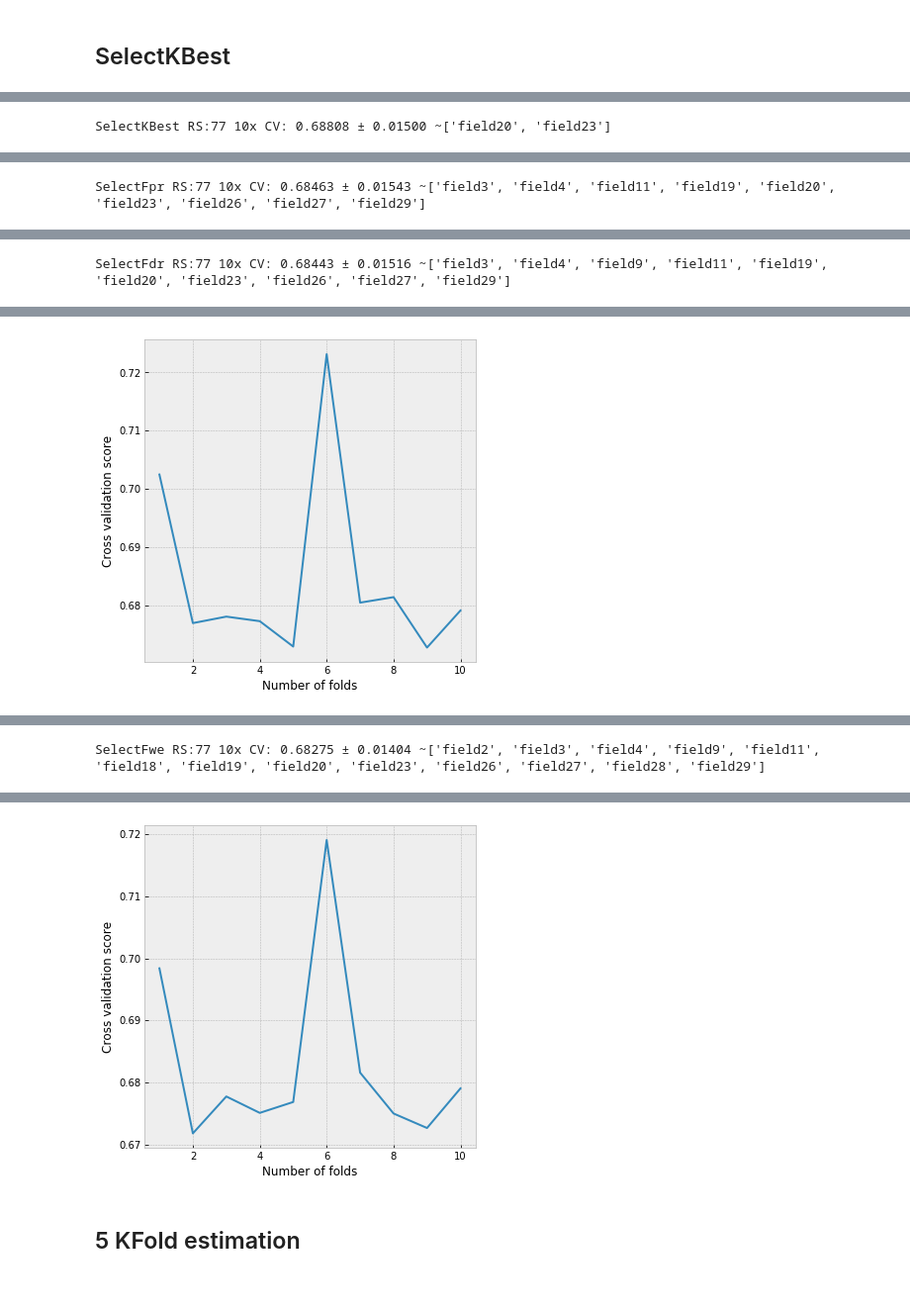
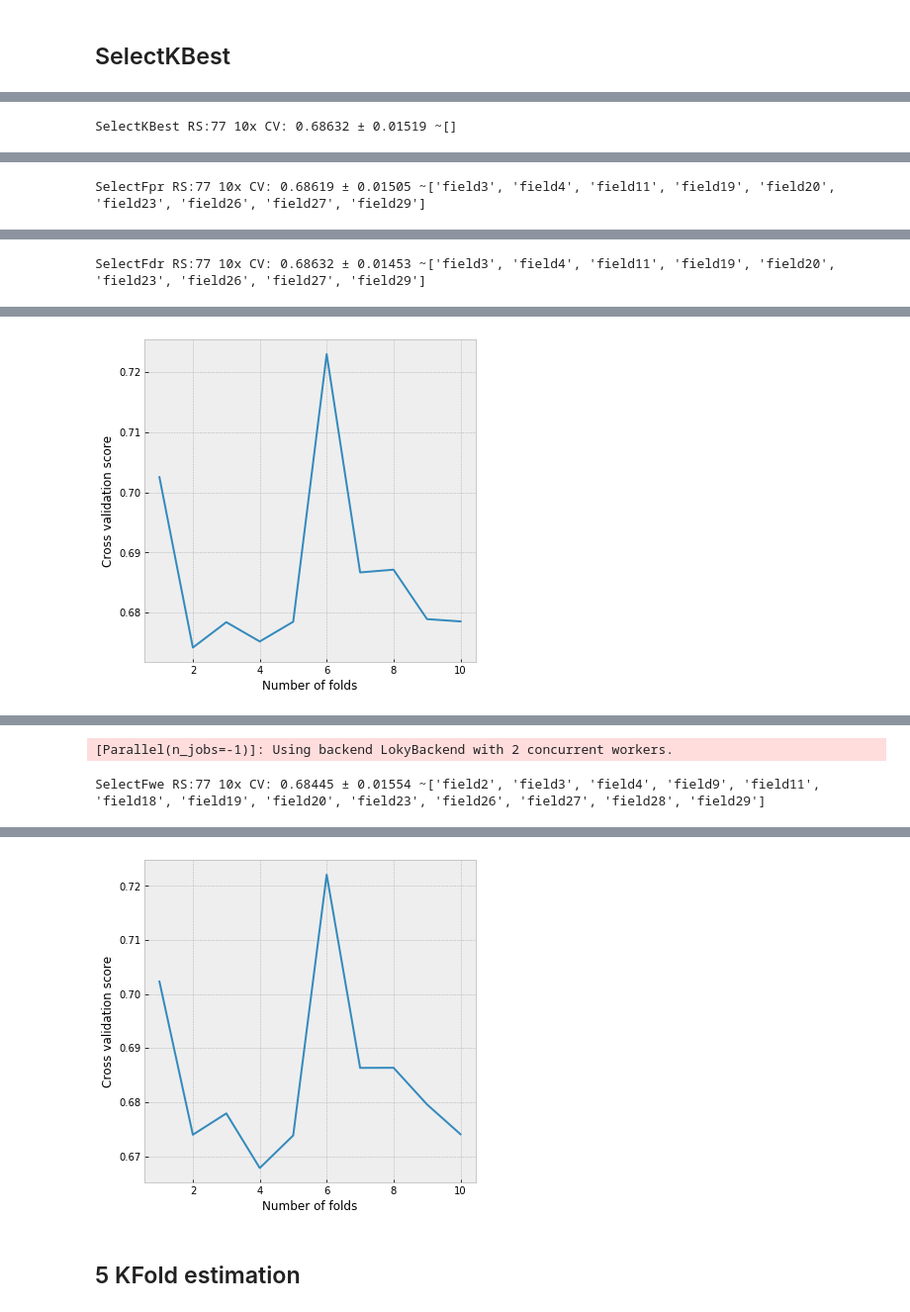
Before and after one commit to andygoosh/OneTwoTrip-Contest, a Jupyter notebook: workinprogress.ipynb, the cells around one changed output, grey strips where cells are left out. Shown at 99% size. Cells and saved outputs as stored; diff of their text form; code cells hidden in the pictures.

```diff
--- a/workinprogress.ipynb
+++ b/workinprogress.ipynb
@@ -269,7 +265,9 @@ def mark_outliers( X, outlier_ratio=0 ):
 def add_linear(X, cols=[], sets=2):
   for i in cols if len(cols) > 0 else X.columns:
     for j in X.columns:
-      if i != j: X[f'{i}*{j}'] = X[i]*X[j]
+      if i != j:
+        X[f'{i}*{j}'] = X[i]*X[j]
+        X[f'{i}+{j}'] = X[i]+X[j]
   return X
 # %%
 a = ['field0']
@@ -678,10 +676,12 @@ def prepare_data( data ):
   #cols = ['field5', 'field18', 'field20', 'field27', 'field29'] # lb 0.675374
   #cols = ['field20', 'field23']
   #cols = ['field5', 'field20'] # lb 0.674808
+  #cols = ['field5'] # lb 0.675084
+  #cols = ['field4', 'field5', 'field9', 'field10', 'field13', 'field15', 'field17', 'field22', 'field23', 'field24', 'field26'] # 0.673498
+
+  X = add_linear(X, ['field12', 'field16'])
   cols = []
 
-  #X = add_linear(X)
-
   return X.drop(cols, axis=1), y
 # %% [markdown]
 ## Recursive Feature Elimination
@@ -821,7 +823,7 @@ X, y = prepare_data( df_train )
 n_folds=10
 
 models = []
-models.append(SelectKBest(score_func=sklearn.feature_selection.f_classif, k=X.shape[1]-2).fit(X, y))
+models.append(SelectKBest(score_func=sklearn.feature_selection.f_classif, k=X.shape[1]).fit(X, y))
 models.append(SelectFpr(score_func=sklearn.feature_selection.f_classif).fit(X, y))
 models.append(SelectFdr(score_func=sklearn.feature_selection.f_classif).fit(X, y))
 models.append(SelectFwe(score_func=sklearn.feature_selection.f_classif).fit(X, y))
@@ -839 +841 @@ for m in models:
-SelectKBest RS:77 10x CV: 0.68808 ± 0.01500 ~['field20', 'field23']
+SelectKBest RS:77 10x CV: 0.68632 ± 0.01519 ~[]
@@ -843 +845 @@ SelectKBest RS:77 10x CV: 0.68808 ± 0.01500 ~['field20', 'field23']
-SelectFpr RS:77 10x CV: 0.68463 ± 0.01543 ~['field3', 'field4', 'field11', 'field19', 'field20', 'field23', 'field26', 'field27', 'field29']
+SelectFpr RS:77 10x CV: 0.68619 ± 0.01505 ~['field3', 'field4', 'field11', 'field19', 'field20', 'field23', 'field26', 'field27', 'field29']
@@ -847 +848 @@ SelectFpr RS:77 10x CV: 0.68463 ± 0.01543 ~['field3', 'field4', 'field11', 'fie
-SelectFdr RS:77 10x CV: 0.68443 ± 0.01516 ~['field3', 'field4', 'field9', 'field11', 'field19', 'field20', 'field23', 'field26', 'field27', 'field29']
+SelectFdr RS:77 10x CV: 0.68632 ± 0.01453 ~['field3', 'field4', 'field11', 'field19', 'field20', 'field23', 'field26', 'field27', 'field29']
@@ -848 +850 @@ SelectFdr RS:77 10x CV: 0.68443 ± 0.01516 ~['field3', 'field4', 'field9', 'fiel
-[figure, old version]
+[figure, new version]
@@ -851 +851,2 @@ SelectFdr RS:77 10x CV: 0.68443 ± 0.01516 ~['field3', 'field4', 'field9', 'fiel
-SelectFwe RS:77 10x CV: 0.68275 ± 0.01404 ~['field2', 'field3', 'field4', 'field9', 'field11', 'field18', 'field19', 'field20', 'field23', 'field26', 'field27', 'field28', 'field29']
+[Parallel(n_jobs=-1)]: Using backend LokyBackend with 2 concurrent workers.
+SelectFwe RS:77 10x CV: 0.68445 ± 0.01554 ~['field2', 'field3', 'field4', 'field9', 'field11', 'field18', 'field19', 'field20', 'field23', 'field26', 'field27', 'field28', 'field29']
@@ -852,4 +854,4 @@ SelectFwe RS:77 10x CV: 0.68275 ± 0.01404 ~['field2', 'field3', 'field4', 'fiel
-[figure, old version]
+[figure, new version]
 # %% [markdown]
 ## 5 KFold estimation
 # %%
```
Also changed, not shown: parts of 7 cells of this notebook.
